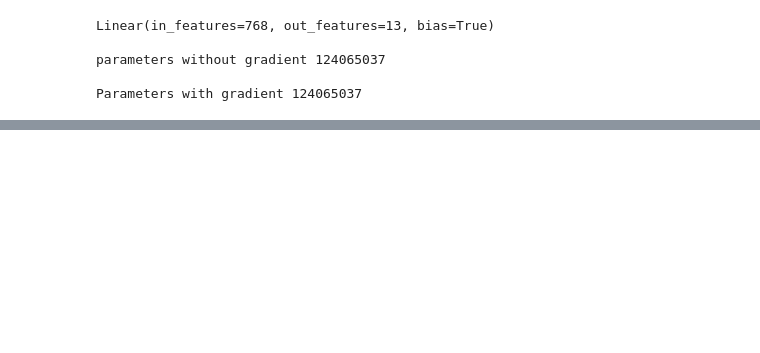
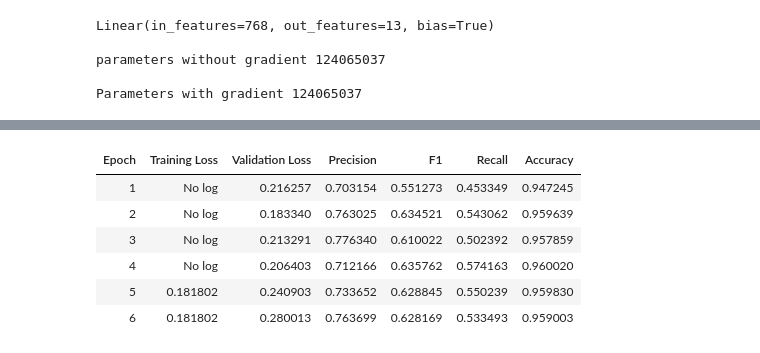
Before and after one commit to TheFaridKarami/farid-ai-lab, a Jupyter notebook: projects/nlp/wnut17-robust-ner/notebooks/wnut17_multi_model_ner.ipynb, the cells around one changed output, grey strips where cells are left out. Cells and saved outputs as stored; diff of their text form; code cells hidden in the pictures; blank space fills up the shorter version.

```diff
--- a/projects/nlp/wnut17-robust-ner/notebooks/wnut17_multi_model_ner.ipynb
+++ b/projects/nlp/wnut17-robust-ner/notebooks/wnut17_multi_model_ner.ipynb
@@ -307,7 +303,10 @@ tok_rb = AutoTokenizer.from_pretrained(MODEL_NAME, add_prefix_space = True)
 enc = tok_rb(words, is_split_into_words= True)
 # %%
 def tokenize_and_align_rb(batch):
-  enc = tok_rb(batch["tokens"], is_split_into_words= True, truncation= True, max_length = 256)
+  enc = tok_rb(batch["tokens"],
+               is_split_into_words= True,
+               truncation= True,
+               max_length = 256)
 
   all_labels = []
   for i, tags in enumerate(batch["ner_tags"]):
@@ -403,38 +378,52 @@ print({k:value.shape for k, value in batch.items()})
+# %%
+collator = DataCollatorForTokenClassification(tok_rb)
 # %%
 import torch, time
-from transformers import Trainer, TrainingArguments, set_seed
-
-set_seed(42)
-
-model = AutoModelForTokenClassification.from_pretrained(
-    MODEL_NAME,
-    num_labels = len(label_list),
-    id2label = id2label,
-    label2id = label2id)
+from transformers import Trainer, TrainingArguments, set_seed, EarlyStoppingCallback
 
 args = TrainingArguments(
-   output_dir=  "roberta_base_wnut_ckpt",
-   learning_rate = 3e-3,
-   per_device_train_batch_size = 32,
-   per_device_eval_batch_size = 64,
-   weight_decay = 0.01,
-   eval_strategy = "epoch",
-   save_strategy = "epoch",
-   load_best_model_at_end = True,
-   report_to = "none",
-   seed = 42,
-   save_total_limit = 1,
-   metric_for_best_model = "f1",
-   warmup_steps = 107
+    output_dir = "roberta_base_ckpt",
+    num_train_epochs = 20,
+    per_device_train_batch_size = 32,
+    per_device_eval_batch_size = 64,
+    learning_rate = 5e-5,
+    warmup_steps = 107,
+    weight_decay = 0.01,
+    save_strategy= "epoch",
+    eval_strategy = "epoch",
+    seed= 42,
+    metric_for_best_model = "f1",
+    report_to = "none",
+    load_best_model_at_end = True,
+    save_total_limit = 1,
+    fp16 = True,
+    greater_is_better = True
 )
 
 trainer = Trainer(
     model = model,
     args = args,
-    data_collator = collator_rb,
-    train_dataset = tokenized_rb["train"],
-    eval_dataset = tokenized_rb["validation"],
-    processing_class = tok_rb,
-    compute_metrics = compute_metrics
-)
+    data_collator = collator,
+    train_dataset= tokenized_rb["train"],
+    eval_dataset= tokenized_rb["validation"],
+    processing_class= tok_rb,
+    compute_metrics = compute_metrics,
+    callbacks = [
+        EarlyStoppingCallback(
+        early_stopping_patience = 2,
+        early_stopping_threshold = 0.001
+        )
+    ])
+
+torch.cuda.reset_peak_memory_stats()
+
+t0 = time.time()
+
+trainer.train()
+
+train_time = time.time() - t0
+
+peak_gb = torch.cuda.max_memory_allocated() / 1e9
+
+print("train time (s)", train_time, "peak GPU memory", peak_gb)
 # %% [output]
@@ -454,0 +431,7 @@ Notes:
+| Epoch | Training Loss | Validation Loss | Precision | F1 | Recall | Accuracy |
+| 1 | No log | 0.216257 | 0.703154 | 0.551273 | 0.453349 | 0.947245 |
+| 2 | No log | 0.183340 | 0.763025 | 0.634521 | 0.543062 | 0.959639 |
+| 3 | No log | 0.213291 | 0.776340 | 0.610022 | 0.502392 | 0.957859 |
+| 4 | No log | 0.206403 | 0.712166 | 0.635762 | 0.574163 | 0.960020 |
+| 5 | 0.181802 | 0.240903 | 0.733652 | 0.628845 | 0.550239 | 0.959830 |
+| 6 | 0.181802 | 0.280013 | 0.763699 | 0.628169 | 0.533493 | 0.959003 |
```
Also changed, not shown: parts of 10 cells of this notebook.
